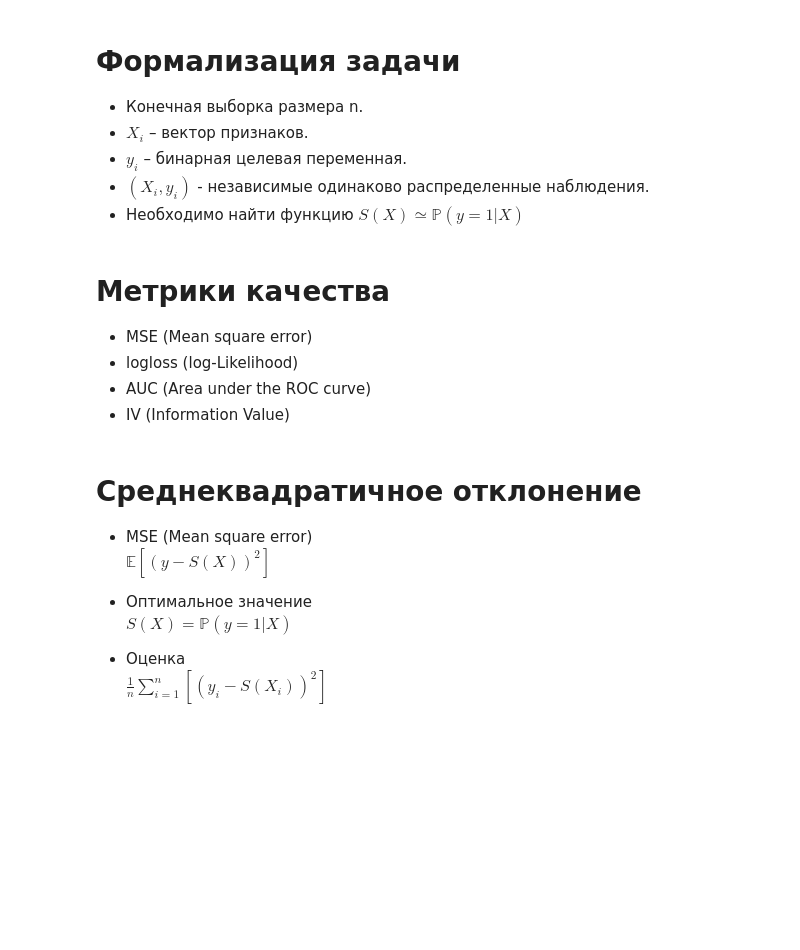
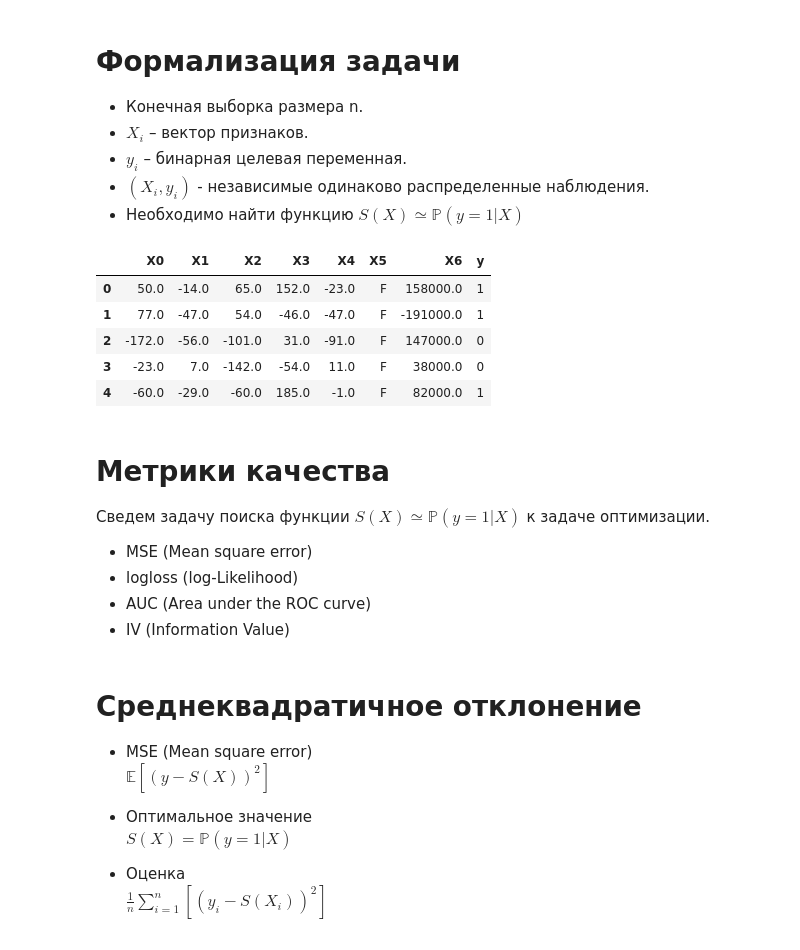
Before and after one commit to dshulchevskii/course-risk, a Jupyter notebook: week-02/credit-scoring.ipynb, the cells around one changed output. Drawn from its saved outputs; the diff is of its cells as text; code cells hidden in the pictures; blank space fills up the shorter version.

```diff
--- a/week-02/credit-scoring.ipynb
+++ b/week-02/credit-scoring.ipynb
@@ -55,8 +55,31 @@
 * $y_i$ – бинарная целевая переменная.
 * $(X_i, y_i)$ - независимые одинаково распределенные наблюдения.
 * Необходимо найти функцию $S(X) ≃ \mathbb{P}(y = 1| X)$
+# %%
+import pandas as pd
+import numpy as np
+
+pd.options.display.max_rows = 10
+np.random.seed(42)
+rows, features = 5, 7
+
+data = pd.DataFrame(np.random.randn(rows, features) * 100, columns=['X%s' % i for i in range(features)]).round()
+data['X6'] = data['X6'] * 1000
+data['X5'] = np.random.choice(['M', 'F'], size=rows)
+data['y'] = np.random.randint(0, 2, size=rows)
+# %%
+data
+# %% [output]
+|  | X0 | X1 | X2 | X3 | X4 | X5 | X6 | y |
+| 0 | 50.0 | -14.0 | 65.0 | 152.0 | -23.0 | F | 158000.0 | 1 |
+| 1 | 77.0 | -47.0 | 54.0 | -46.0 | -47.0 | F | -191000.0 | 1 |
+| 2 | -172.0 | -56.0 | -101.0 | 31.0 | -91.0 | F | 147000.0 | 0 |
+| 3 | -23.0 | 7.0 | -142.0 | -54.0 | 11.0 | F | 38000.0 | 0 |
+| 4 | -60.0 | -29.0 | -60.0 | 185.0 | -1.0 | F | 82000.0 | 1 |
 # %% [markdown]
 # Метрики качества
+
+Сведем задачу поиска функции $S(X) ≃ \mathbb{P}(y = 1| X)$ к задаче оптимизации.
 
 * MSE (Mean square error)
 * logloss (log-Likelihood)
```
Also changed, not shown: parts of 6 cells of this notebook.
